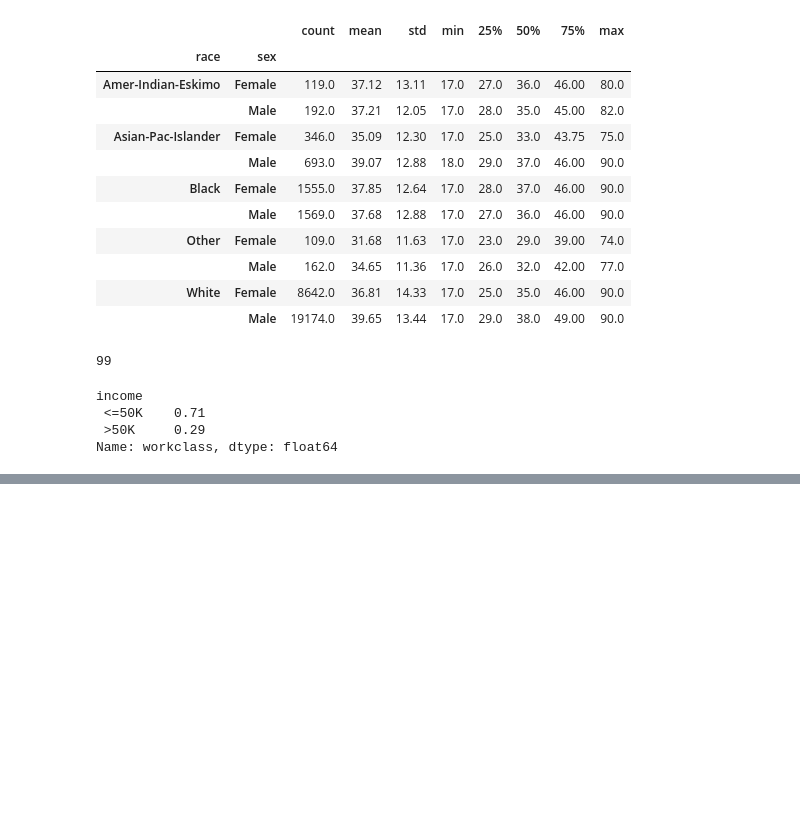
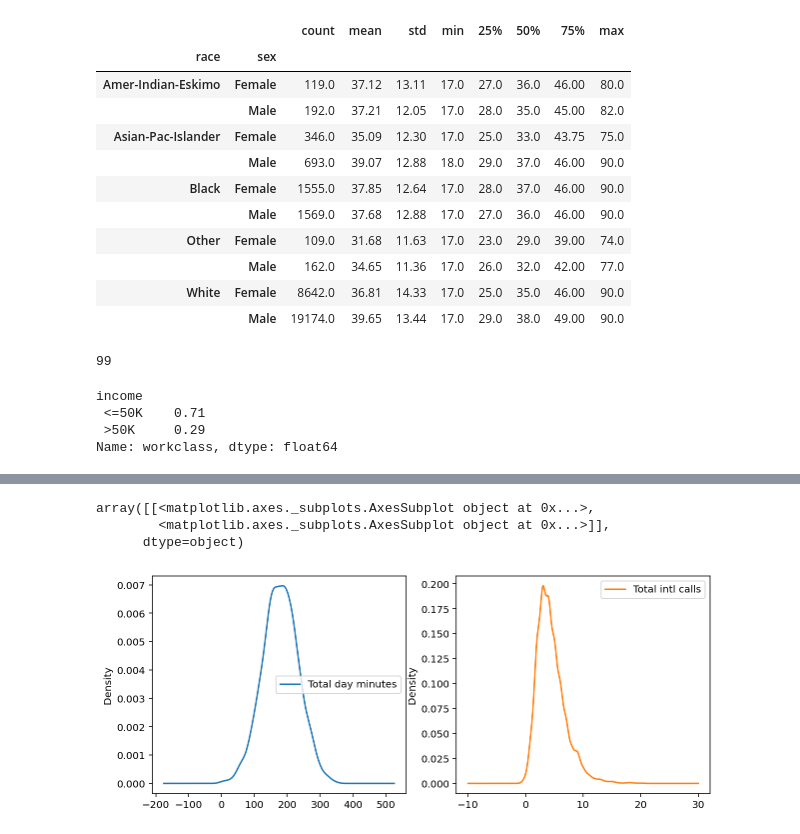
Before and after one commit to gonzalo71/TestGit, a Jupyter notebook: hoja_sucia.ipynb, the cells around one changed output, grey strips where cells are left out. Cells and saved outputs as stored; diff of their text form; code cells hidden in the pictures; blank space fills up the shorter version.

```diff
--- a/hoja_sucia.ipynb
+++ b/hoja_sucia.ipynb
@@ -631,0 +665,9 @@ Name: workclass, dtype: float64
+# %%
+#here is also another, often clearer, way to grasp the distribution: density plots or, more formally, Kernel Density Plots. They can be considered a smoothed version of the histogram. Their main advantage over the latter is that they do not depend on the size of the bins. Let's create density plots for the same two variables:
+df[features].plot(kind="density",subplots=True,layout=(1,2),
+                    sharex=False,figsize=(10,4))
+# %% [output]
+array([[<matplotlib.axes._subplots.AxesSubplot object at 0x...>,
+        <matplotlib.axes._subplots.AxesSubplot object at 0x...>]],
+      dtype=object)
+[figure, added]
```
Also changed, not shown: parts of 13 cells of this notebook.
